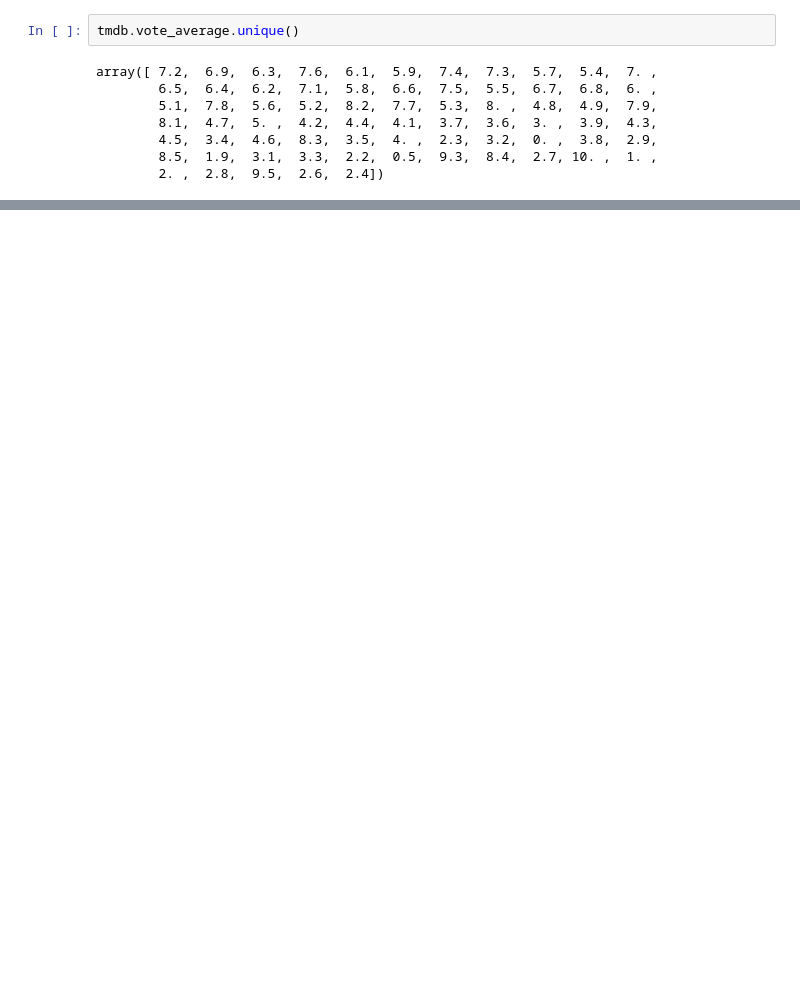
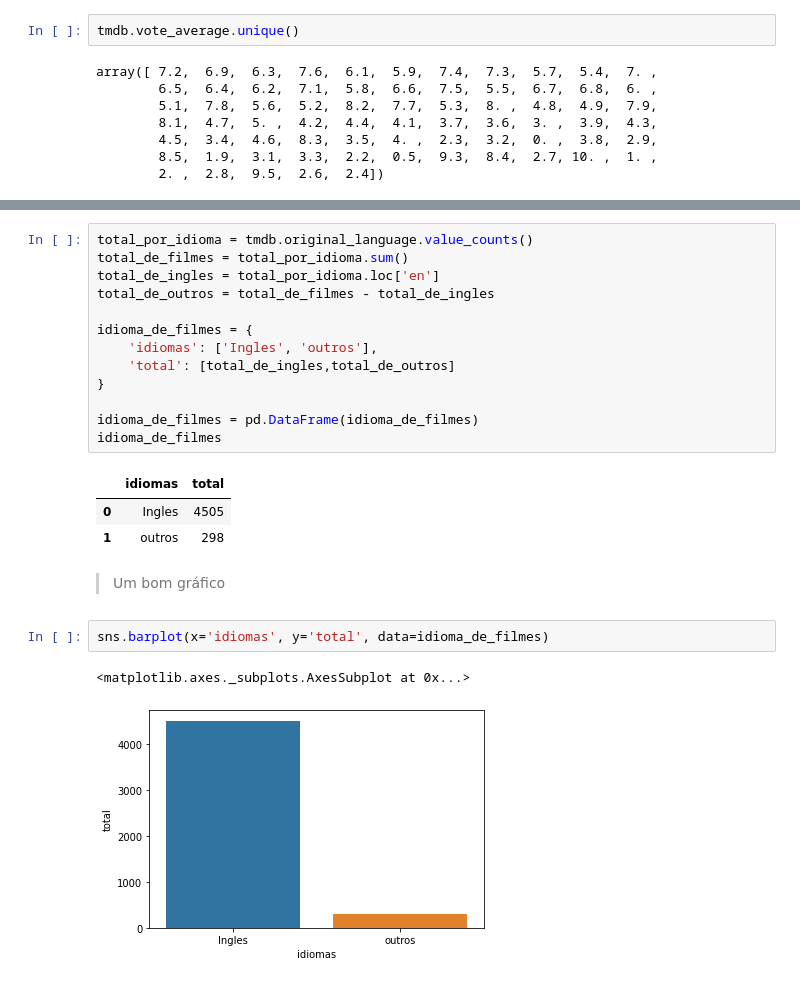
Before and after one commit to joseazev/Data_Science_Analise_de_Filmes, a Jupyter notebook: Primeiro_Data_Science.ipynb, the cells around one changed output, grey strips where cells are left out. Drawn from its saved outputs; the diff is of its cells as text; blank space fills up the shorter version.

```diff
--- a/Primeiro_Data_Science.ipynb
+++ b/Primeiro_Data_Science.ipynb
@@ -239,0 +386,24 @@ array([ 7.2,  6.9,  6.3,  7.6,  6.1,  5.9,  7.4,  7.3,  5.7,  5.4,  7. ,
+# %%
+total_por_idioma = tmdb.original_language.value_counts()
+total_de_filmes = total_por_idioma.sum()
+total_de_ingles = total_por_idioma.loc['en']
+total_de_outros = total_de_filmes - total_de_ingles
+
+idioma_de_filmes = {
+    'idiomas': ['Ingles', 'outros'],
+    'total': [total_de_ingles,total_de_outros]
+}
+
+idioma_de_filmes = pd.DataFrame(idioma_de_filmes)
+idioma_de_filmes
+# %% [output]
+|  | idiomas | total |
+| 0 | Ingles | 4505 |
+| 1 | outros | 298 |
+# %% [markdown]
+>Um bom gráfico
+# %%
+sns.barplot(x='idiomas', y='total', data=idioma_de_filmes)
+# %% [output]
+<matplotlib.axes._subplots.AxesSubplot at 0x...>
+[figure, added]
```
Also changed, not shown: parts of 42 cells of this notebook, 2 other files.
